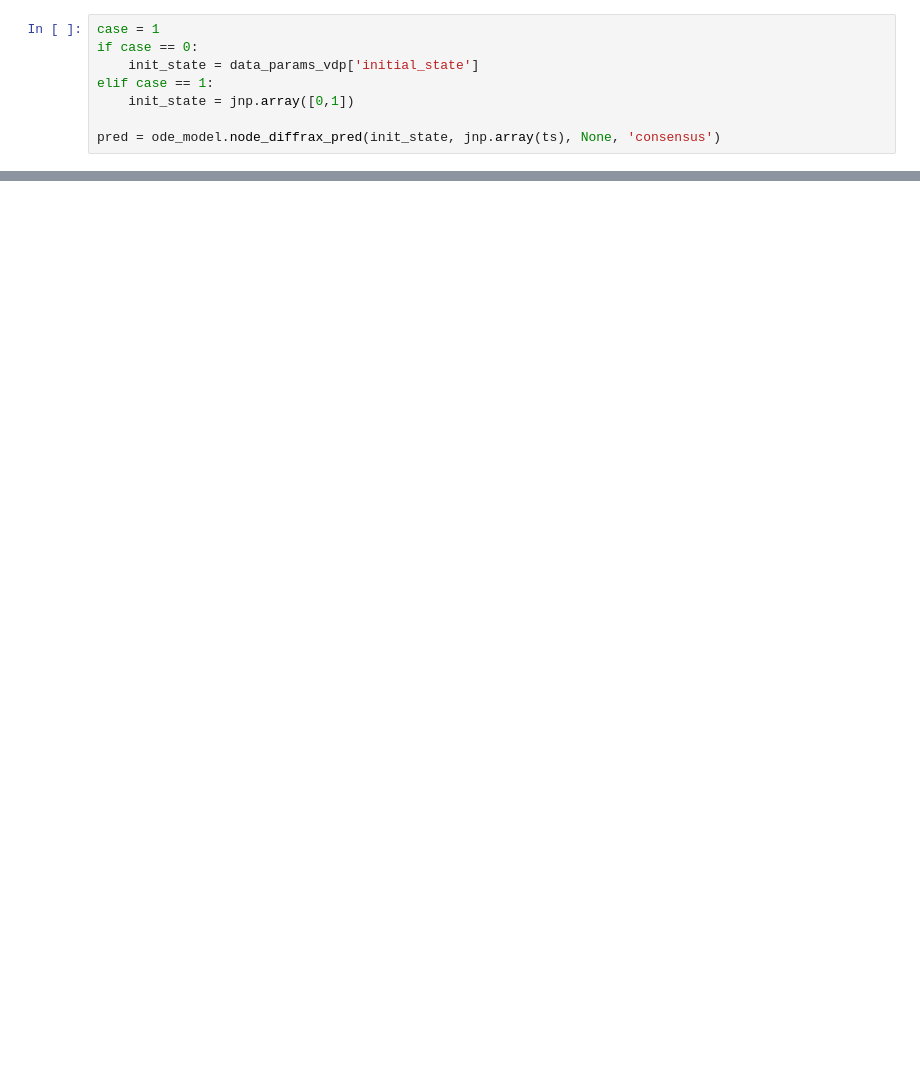
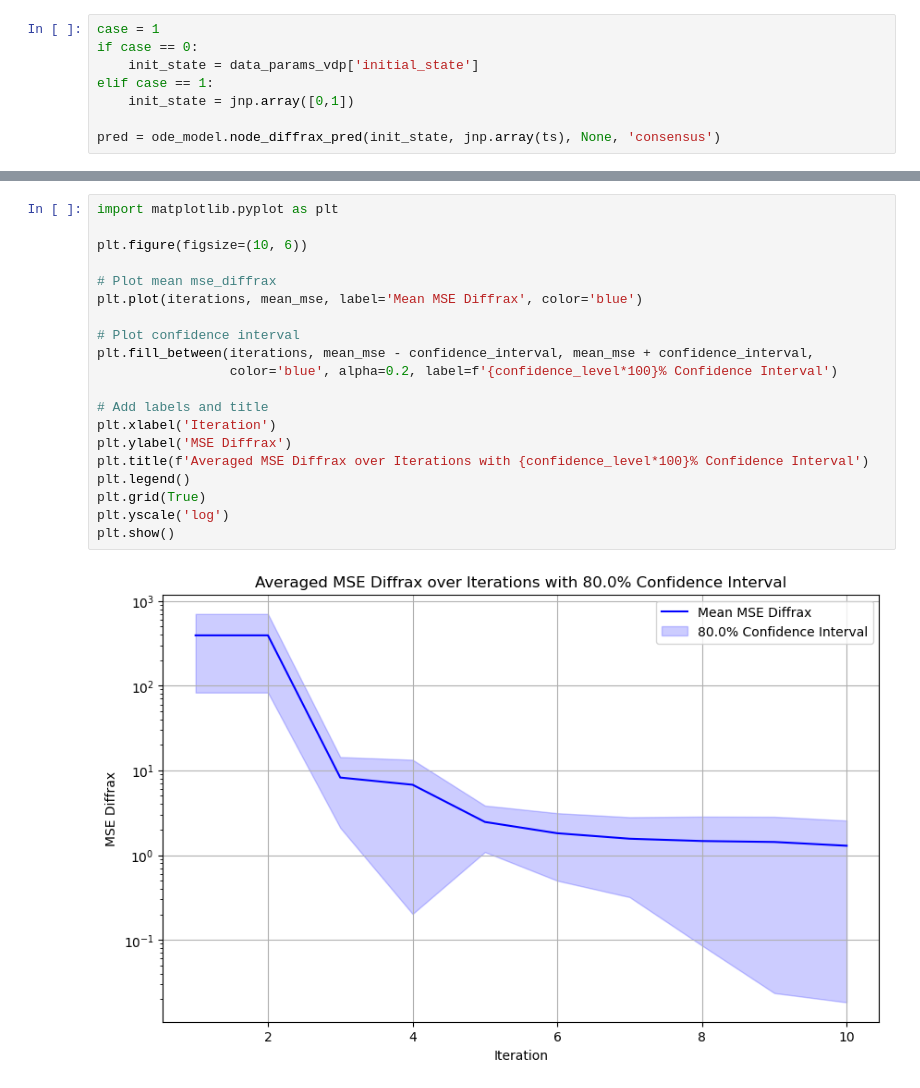
Before and after one commit to mariashapo/NODE, a Jupyter notebook: 03_admm/train_pyomo_admm_toy.ipynb, the cells around one changed output, grey strips where cells are left out. Cells and saved outputs as stored; diff of their text form; blank space fills up the shorter version.

```diff
--- a/03_admm/train_pyomo_admm_toy.ipynb
+++ b/03_admm/train_pyomo_admm_toy.ipynb
@@ -345,0 +514,22 @@ plt.show()
+# %%
+import matplotlib.pyplot as plt
+
+plt.figure(figsize=(10, 6))
+
+# Plot mean mse_diffrax
+plt.plot(iterations, mean_mse, label='Mean MSE Diffrax', color='blue')
+
+# Plot confidence interval
+plt.fill_between(iterations, mean_mse - confidence_interval, mean_mse + confidence_interval,
+                 color='blue', alpha=0.2, label=f'{confidence_level*100}% Confidence Interval')
+
+# Add labels and title
+plt.xlabel('Iteration')
+plt.ylabel('MSE Diffrax')
+plt.title(f'Averaged MSE Diffrax over Iterations with {confidence_level*100}% Confidence Interval')
+plt.legend()
+plt.grid(True)
+plt.yscale('log')
+plt.show()
+# %% [output]
+[figure, added]
```
Also changed, not shown: parts of 26 cells of this notebook, 1 other file.
